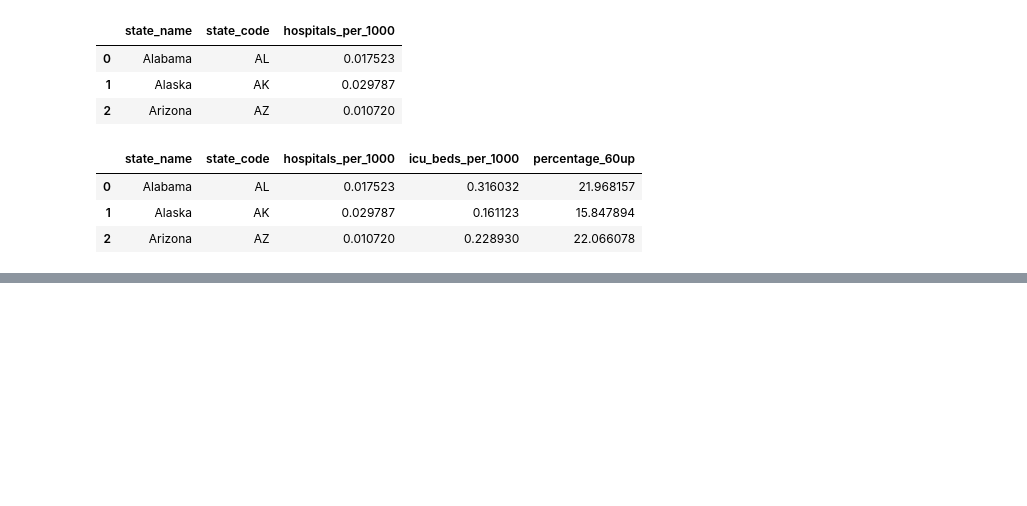
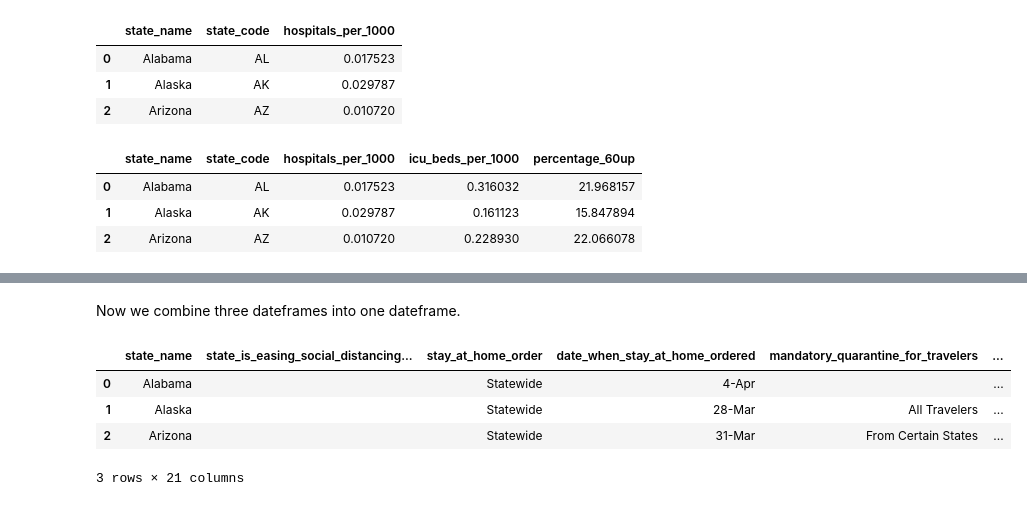
Before and after one commit to iamzhaihy/BD2020-Final-Project, a Jupyter notebook: Data Processing.ipynb, the cells around one changed output, grey strips where cells are left out. Drawn from its saved outputs; the diff is of its cells as text; code cells hidden in the pictures; blank space fills up the shorter version.

```diff
--- a/Data Processing.ipynb
+++ b/Data Processing.ipynb
@@ -438,0 +510,8 @@ df_merged.to_csv('./processed_data/state_indicators.csv', index=False)
+# %%
+def clean_state_name(name):
+    a= name.split('?')[0]
+    return a
+
+state_regulations_df['State/territory']=state_regulations_df['State/territory'].map(lambda x:clean_state_name(x))
+state_regulations=state_regulations_df[list(state_regulations_df.columns[:3])+['Daycares']]
+state_regulations.head(3)
@@ -438,0 +595,38 @@ df_merged.to_csv('./processed_data/state_indicators.csv', index=False)
+# %% [markdown]
+Now we combine three dateframes into one dateframe.
+# %%
+# perform inner join of three tables
+state_merged = pd.merge(state_actions, state_health_policy_actions, on=['state_name'])
+state_merged = pd.merge(state_merged, state_regulations, on=['state_name'])
+
+#change column name
+state_merged.columns=state_merged.columns.map(lambda x:x.lower())
+state_merged=state_merged.rename(columns={'marketplace special enrollment period (sep)':'marketplace special enrollment period(SEP)'})
+state_merged=state_merged.rename(columns={'state of emergency declared':'date of state emergency declared'})
+state_merged=state_merged.rename(columns={'stay at home ordered':'date when stay at home ordered'})
+state_merged=state_merged.rename(columns={'state requires waiver of prior authorization requirements*':'state requires waiver of prior authorization requirements'})
+# %%
+def name_form(column_name):
+    lists = column_name.split(" ")
+    return '_'.join(lists)
+state_merged.columns=state_merged.columns.map(lambda x:name_form(x))
+
+#change column sequence
+df_date1=state_merged.date_when_stay_at_home_ordered
+df_date2=state_merged.date_of_state_emergency_declared
+state_merged=state_merged.drop('date_when_stay_at_home_ordered',axis=1)
+state_merged=state_merged.drop('date_of_state_emergency_declared',axis=1)
+state_merged.insert(3,'date_when_stay_at_home_ordered',df_date1)
+state_merged.insert(11,'date_of_state_emergency_declared',df_date2)
+
+#change null value
+for col in state_merged.columns:
+    state_merged[col] = state_merged[col].map(lambda x: '' if x == '-' else x)
+
+state_merged.head(3)
+# %% [output]
+|  | state_name | state_is_easing_social_distancing... | stay_at_home_order | date_when_stay_at_home_ordered | mandatory_quarantine_for_travelers | ... |
+| 0 | Alabama |  | Statewide | 4-Apr |  | ... |
+| 1 | Alaska |  | Statewide | 28-Mar | All Travelers | ... |
+| 2 | Arizona |  | Statewide | 31-Mar | From Certain States | ... |
+3 rows × 21 columns
```
Also changed, not shown: parts of 24 cells of this notebook.
